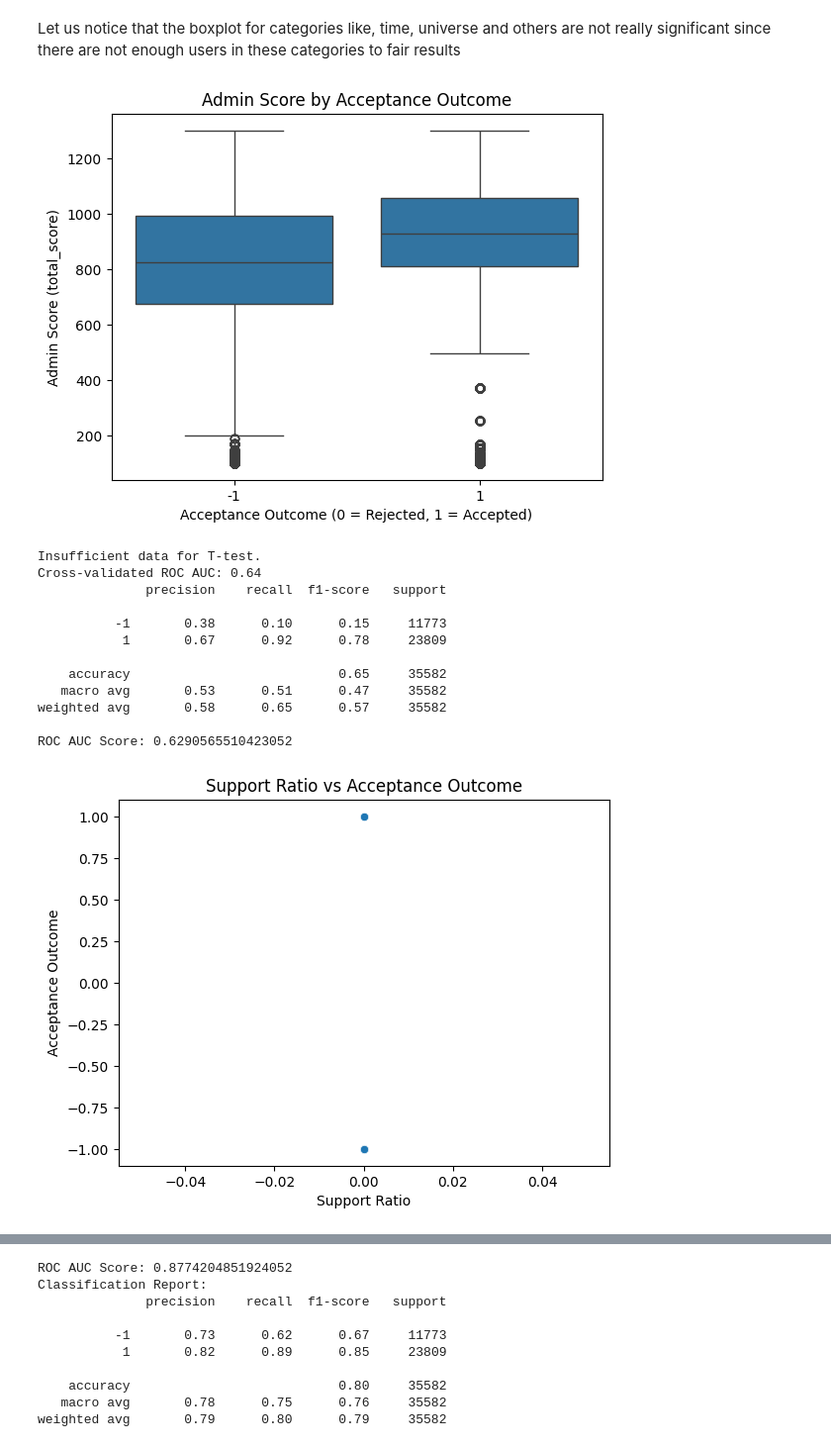
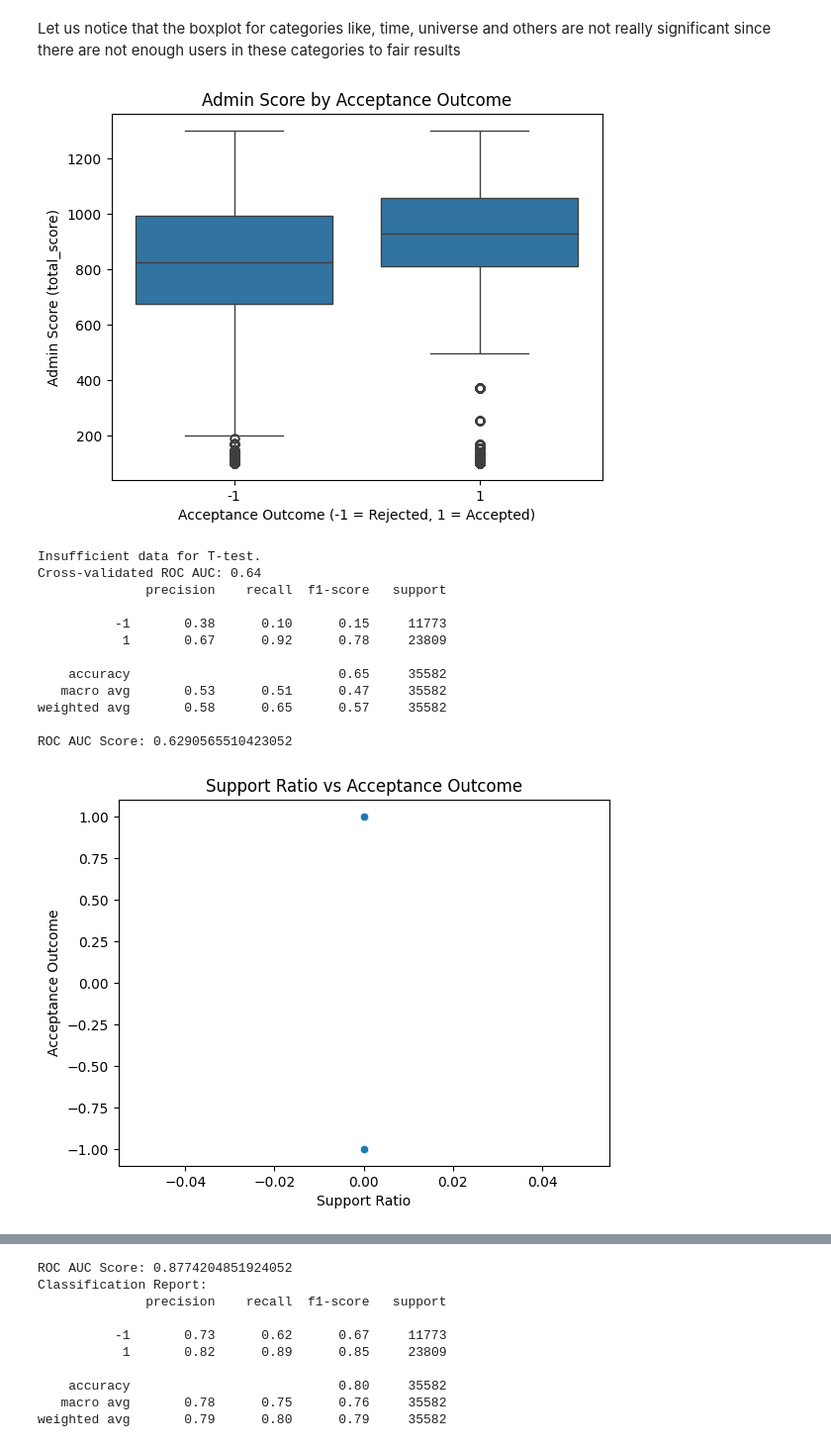
Before and after one commit to epfl-ada/ada-2024-project-supercoolteamname2024, a Jupyter notebook: src/scripts/stats.ipynb, the cells around one changed output, grey strips where cells are left out. Shown at 99% size. Cells and saved outputs as stored; diff of their text form; code cells hidden in the pictures.

Commit message:
step correction sister

```diff
--- a/src/scripts/stats.ipynb
+++ b/src/scripts/stats.ipynb
@@ -880,7 +881,7 @@ from sklearn.linear_model import LinearRegression
 from sklearn.metrics import r2_score
 from sklearn.model_selection import train_test_split
 
-# Step 1: Parse the wiki-RfA.txt file
+#Parse the wiki-RfA.txt file
 def parse_wiki_rfa(file_path):
     data = []
     with open(file_path, 'r') as file:
@@ -900,11 +901,11 @@ def parse_wiki_rfa(file_path):
 # Load the wiki data
 wiki_data = parse_wiki_rfa("../../data/wiki-RfA.txt")
 
-# Step 2: Prepare the scores data
+# Prepare  data
 scores_data = pd.read_csv("../../data/scores.csv")
 scores_data['username'] = scores_data['username'].str.strip()
 
-# Step 3: Merge wiki data with scores
+#  Merge
 wiki_data['TGT'] = wiki_data['TGT'].str.strip()
 merged_data = pd.merge(wiki_data, scores_data, left_on='TGT', right_on='username', how='left')
 
@@ -915,14 +916,14 @@ merged_data['VOT'] = pd.to_numeric(merged_data['VOT'], errors='coerce')
 # Drop rows with missing total_score or RES
 merged_data = merged_data.dropna(subset=['total_score', 'RES'])
 
-# Step 4: Feature Scaling
+# Scaling
 scaler = StandardScaler()
 merged_data['scaled_total_score'] = scaler.fit_transform(merged_data[['total_score']])
 
-# Step 5: Boxplot visualization
+# Boxplot visualization
 sns.boxplot(x='RES', y='total_score', data=merged_data)
 plt.title('Admin Score by Acceptance Outcome')
-plt.xlabel('Acceptance Outcome (0 = Rejected, 1 = Accepted)')
+plt.xlabel('Acceptance Outcome (-1 = Rejected, 1 = Accepted)')
 plt.ylabel('Admin Score (total_score)')
 plt.show()
 
@@ -952,7 +953,7 @@ y_pred_proba = log_reg.predict_proba(X_test)[:, 1]
 print(classification_report(y_test, y_pred))
 print(f"ROC AUC Score: {roc_auc_score(y_test, y_pred_proba)}")
 
-# Step 6: Analyze vote ratios
+#Analyze vote ratios
 votes_summary = wiki_data.groupby('TGT').agg(
     total_votes=('VOT', 'size'),
     supportive_votes=('VOT', lambda x: (x == 1).sum()),
@@ -961,7 +962,7 @@ votes_summary = wiki_data.groupby('TGT').agg(
 votes_summary['support_ratio'] = votes_summary['supportive_votes'] / votes_summary['total_votes']
 votes_summary = votes_summary[votes_summary['total_votes'] > 0]  # Remove candidates with no votes
 
-# Merge vote ratios with merged data
+# Merge data
 analysis_data = pd.merge(merged_data, votes_summary, left_on='TGT', right_index=True, how='left')
 
 # Correlation between support ratio and RES
@@ -973,36 +974,34 @@ plt.show()
 
 # Fit Linear Regression model
 model = LinearRegression()
 model.fit(X_train, y_train)
 
 # Predict and calculate R^2 score
 y_pred = model.predict(X_test)
 r2 = r2_score(y_test, y_pred)
 
 # Display the result
 print(f"R^2 Score: {r2}")
 
-
-
 # Logistic regression for combined predictors
 X_combined = analysis_data[['scaled_total_score', 'support_ratio']].dropna().values
 y_combined = analysis_data['RES'].dropna().values
 X_train_combined, X_test_combined, y_train_combined, y_test_combined = train_test_split(X_combined, y_combined, test_size=0.3, random_state=42)
 
 log_reg_combined = LogisticRegression()
 log_reg_combined.fit(X_train_combined, y_train_combined)
 
 # Cross-validation for combined predictors
 cv_combined_scores = cross_val_score(log_reg_combined, X_combined, y_combined, cv=5, scoring='roc_auc')
 print(f"Cross-validated ROC AUC for combined model: {cv_combined_scores.mean():.2f}")
 
 # Evaluate the combined model
 y_pred_combined = log_reg_combined.predict(X_test_combined)
 y_pred_proba_combined = log_reg_combined.predict_proba(X_test_combined)[:, 1]
 print(classification_report(y_test_combined, y_pred_combined))
 print(f"ROC AUC Score for combined model: {roc_auc_score(y_test_combined, y_pred_proba_combined)}")
 # %% [output]
-[figure, old version]
+[figure, new version]
 Insufficient data for T-test.
 Cross-validated ROC AUC: 0.64
               precision    recall  f1-score   support
```
Also changed, not shown: parts of 4 cells of this notebook, 1 other file.
